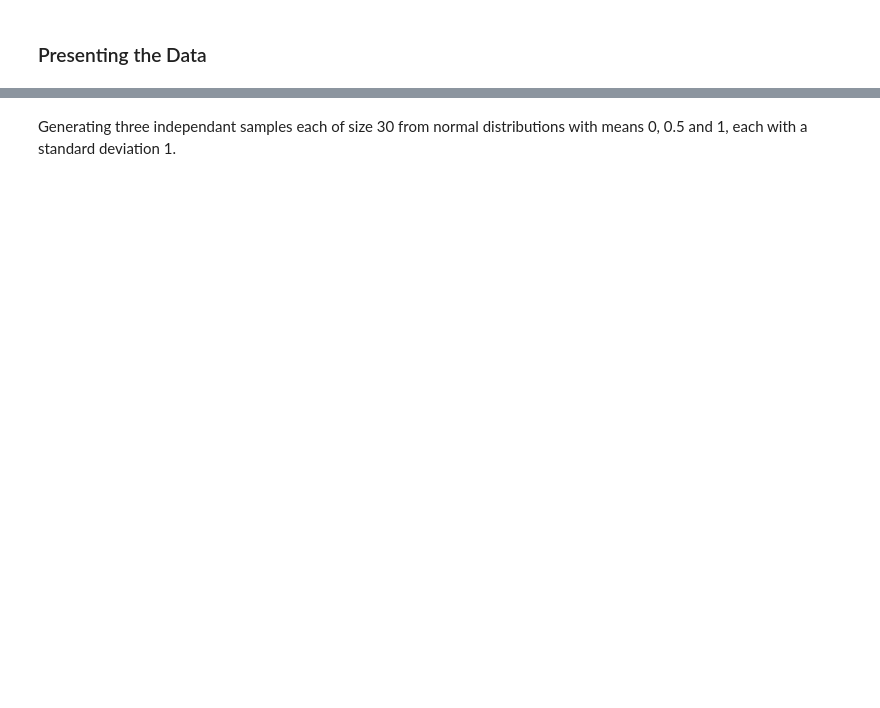
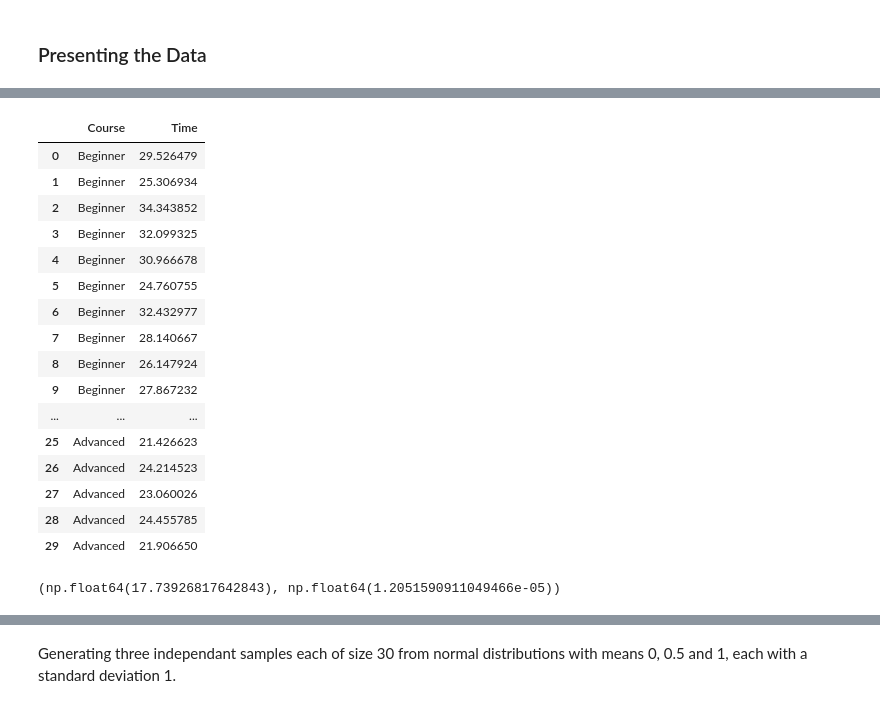
Before and after one commit to GraceMarySmyth/applied-statistics-assessment, a Jupyter notebook: problems.ipynb, the cells around one changed output, grey strips where cells are left out. Cells and saved outputs as stored; diff of their text form; code cells hidden in the pictures; blank space fills up the shorter version.

Commit message:
F Statistic an Readme updated

```diff
--- a/problems.ipynb
+++ b/problems.ipynb
@@ -1715,3 +1713,13 @@ Comparison  Statistic  p-value  Lower CI  Upper CI
 ### Presenting the Data
 # %%
 # From Laerd.
+beginner = np.random.normal(27.2, 3.04777, 10)
+intermediate = np.random.normal(23.6, 3.30656, 10)
+advanced = np.random.normal(23.4, 3.223866, 10)
+
+# Concatenate the data
+# https://numpy.org/devdocs/reference/generated/numpy.concatenate.html
+data = np.concatenate([beginner, intermediate, advanced])
+
+# Show
+data
@@ -1717,0 +1733,6 @@ Comparison  Statistic  p-value  Lower CI  Upper CI
+# %%
+# Create group labels
+groups = (['Beginner'] * 10 + ['Intermediate'] * 10 + ['Advanced'] * 10)
+
+# Show
+groups
@@ -1717,0 +1757,37 @@ Comparison  Statistic  p-value  Lower CI  Upper CI
+# %%
+#Create the data frame
+df = pd.DataFrame({'Course': groups, 'Time': data})
+
+# Show
+df
+# %% [output]
+|  | Course | Time |
+| 0 | Beginner | 29.526479 |
+| 1 | Beginner | 25.306934 |
+| 2 | Beginner | 34.343852 |
+| 3 | Beginner | 32.099325 |
+| 4 | Beginner | 30.966678 |
+| 5 | Beginner | 24.760755 |
+| 6 | Beginner | 32.432977 |
+| 7 | Beginner | 28.140667 |
+| 8 | Beginner | 26.147924 |
+| 9 | Beginner | 27.867232 |
+| ... | ... | ... |
+| 25 | Advanced | 21.426623 |
+| 26 | Advanced | 24.214523 |
+| 27 | Advanced | 23.060026 |
+| 28 | Advanced | 24.455785 |
+| 29 | Advanced | 21.906650 |
+# %%
+# Pull the groups out.
+b_times = df[df['Course'] == 'Beginner']['Time']
+i_times = df[df['Course'] == 'Intermediate']['Time']
+a_times = df[df['Course'] == 'Advanced']['Time']
+
+# Perform ANOVA
+f_statistic, p_value = stats.f_oneway(b_times, i_times, a_times)
+
+# Show
+f_statistic, p_value
+# %% [output]
+(np.float64(17.73926817642843), np.float64(1.2051590911049466e-05))
```
Also changed, not shown: parts of 37 cells of this notebook, 1 other file.
